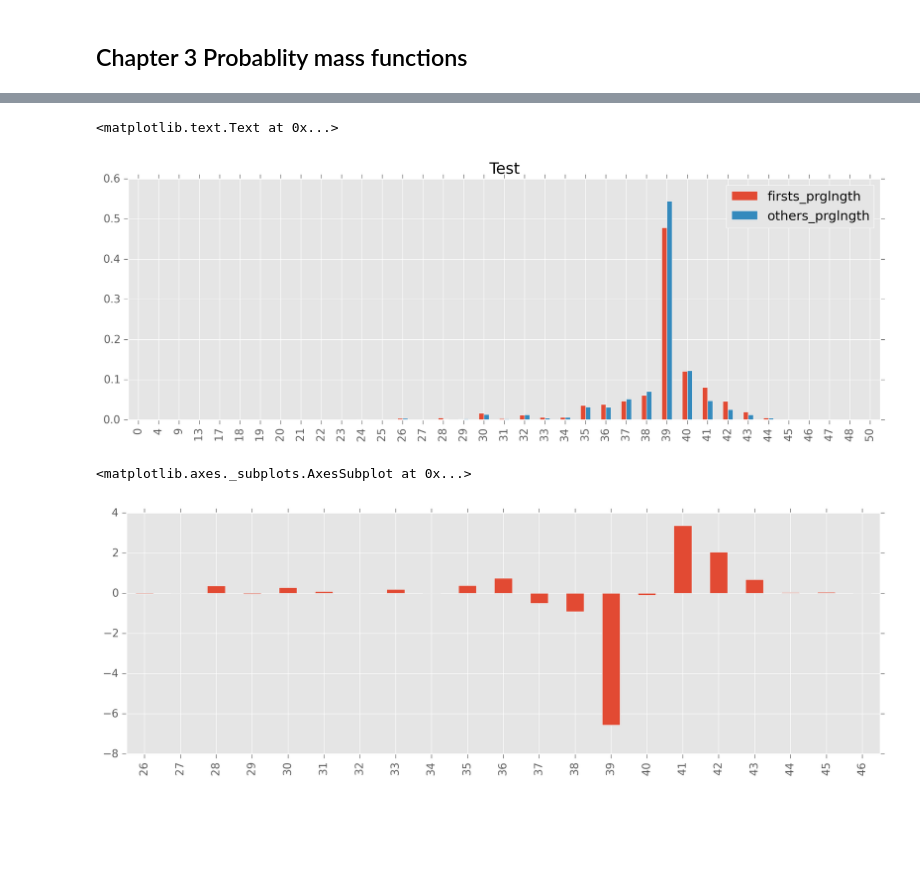
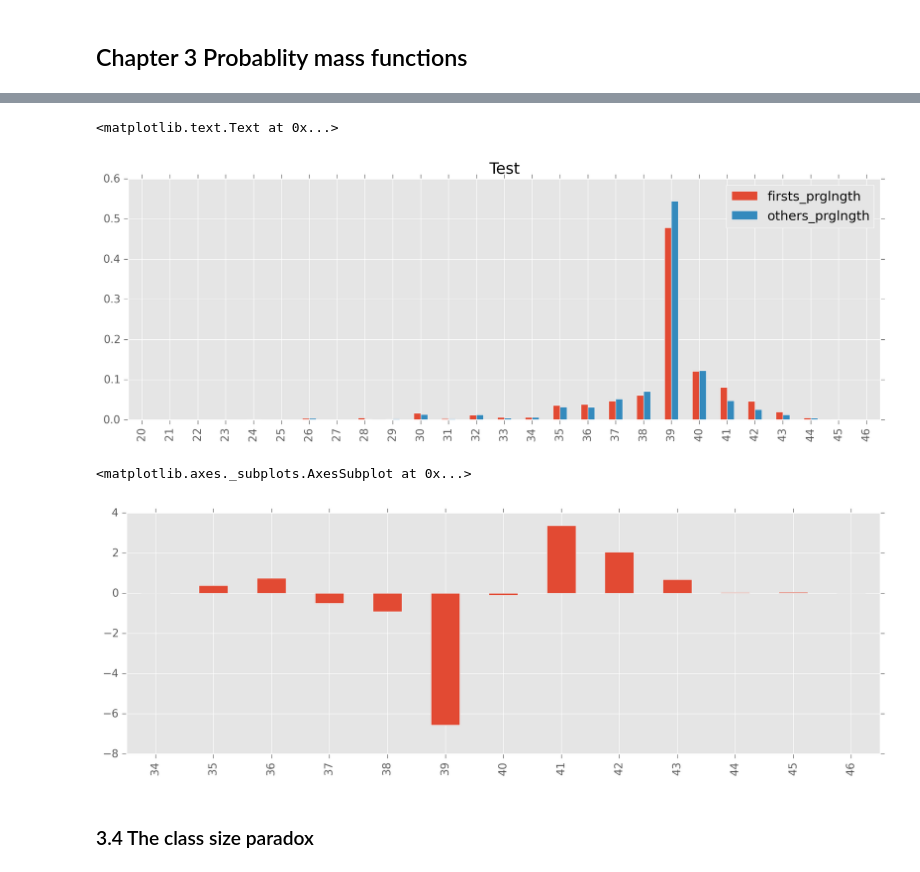
Before and after one commit to doolingdavid/ThinkStats2, a Jupyter notebook: code/chap01ex.ipynb, the cells around one changed output, grey strips where cells are left out. Cells and saved outputs as stored; diff of their text form; code cells hidden in the pictures; blank space fills up the shorter version.

```diff
--- a/code/chap01ex.ipynb
+++ b/code/chap01ex.ipynb
@@ -658,15 +678,17 @@ dtest = pd.DataFrame({'firsts_prglngth': firsts.prglngth.value_counts(normalize=
 # %%
-dtest.plot.bar()
+dtest.loc[20:46].plot.bar()
 #plt.xlim = ((35,46))
 plt.title('Test')
 #plt.xlim(35,46)
 # %% [output]
 <matplotlib.text.Text at 0x...>
-[figure, old version]
+[figure, new version]
 # %%
 dtest['delta'] = 100*(dtest['firsts_prglngth'] - dtest['others_prglngth'])
 # %%
-dtest.delta.loc[26:46].plot(kind='bar')
+dtest.delta.loc[34:46].plot(kind='bar')
 # %% [output]
 <matplotlib.axes._subplots.AxesSubplot at 0x...>
-[figure, old version]
+[figure, new version]
+# %% [markdown]
+### 3.4 The class size paradox
```
Also changed, not shown: parts of 1 cell of this notebook.
